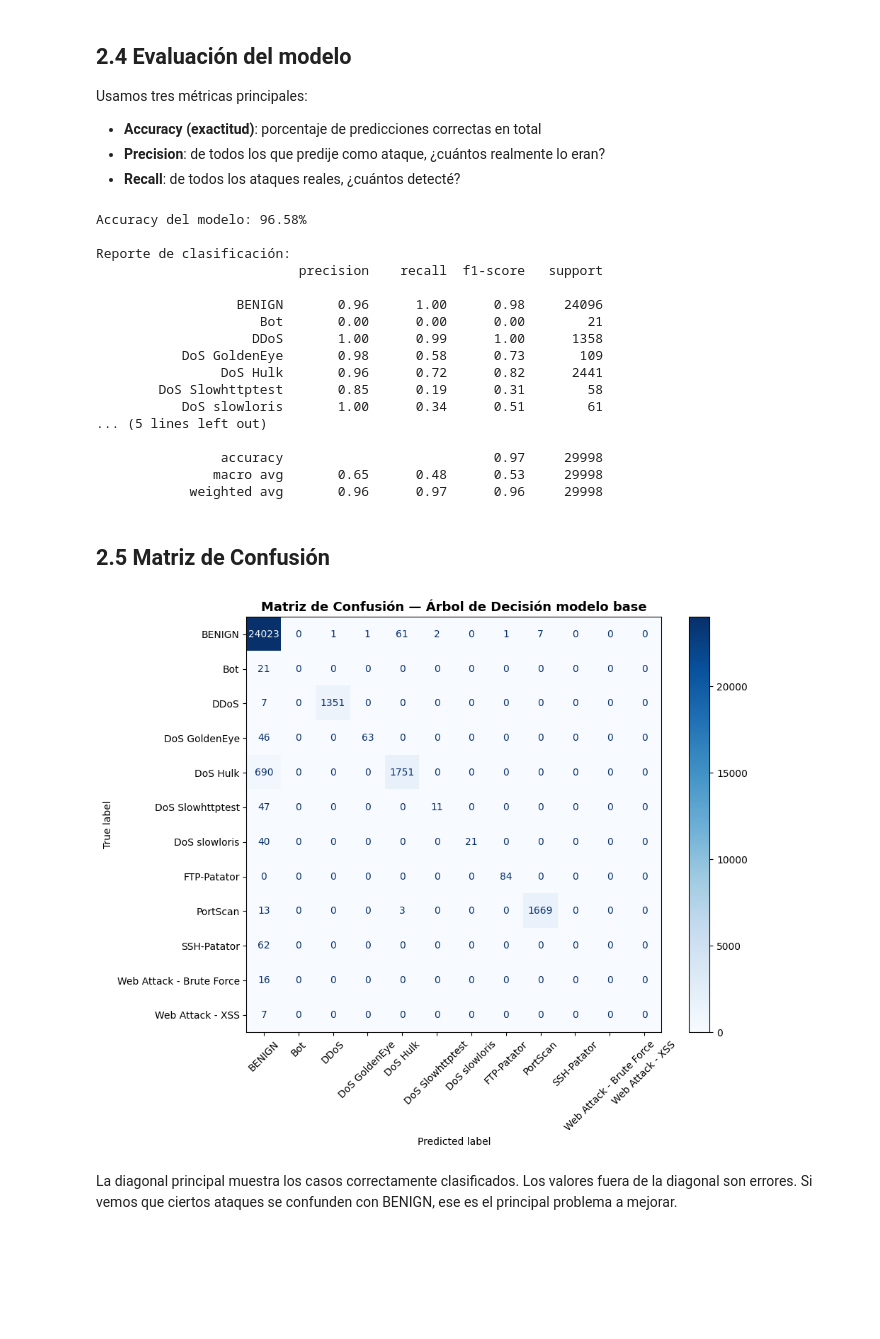
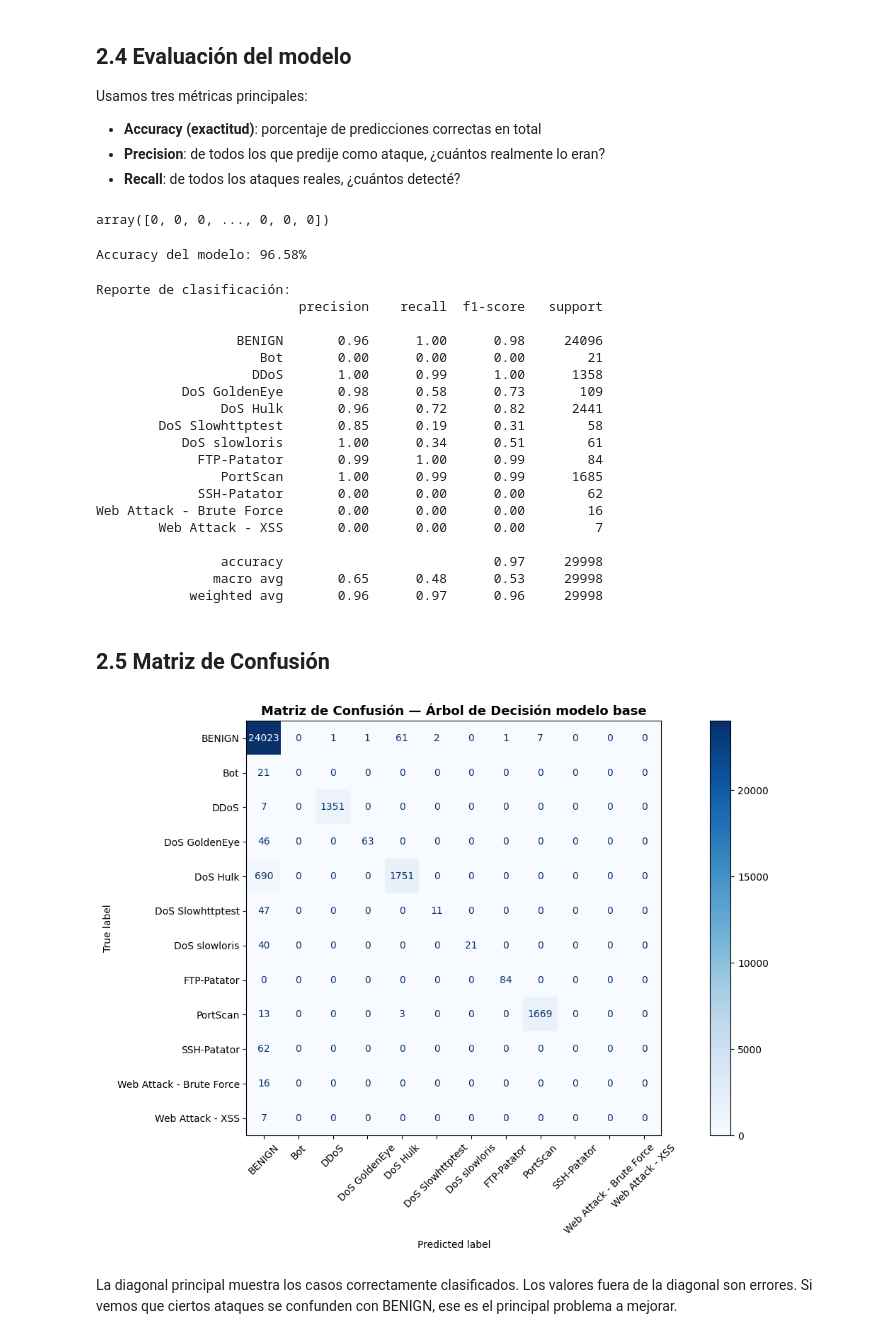
Before and after one commit to jotaeleb/tif-ciencias-de-datos, a Jupyter notebook: notebooks/proyecto_entrenamiento.ipynb, the cells around one changed output. Drawn from its saved outputs; the diff is of its cells as text; code cells hidden in the pictures; blank space fills up the shorter version.

```diff
--- a/notebooks/proyecto_entrenamiento.ipynb
+++ b/notebooks/proyecto_entrenamiento.ipynb
@@ -243,14 +250,19 @@ Usamos tres métricas principales:
 - **Accuracy (exactitud)**: porcentaje de predicciones correctas en total
 - **Precision**: de todos los que predije como ataque, ¿cuántos realmente lo eran?
 - **Recall**: de todos los ataques reales, ¿cuántos detecté?
+# %%
+# Generamos predicciones sobre el conjunto de prueba
+y_pred = arbol.predict(X_test)
+y_pred
+# %% [output]
+array([0, 0, 0, ..., 0, 0, 0])
+# %%
+# Accuracy: porcentaje de aciertos totales
+accuracy = (y_pred == y_test).mean()
+print(f'Accuracy del modelo: {accuracy:.2%}\n')
+# %% [output]
+Accuracy del modelo: 96.58%
 # %%
-# Generamos predicciones sobre el conjunto de prueba
-y_pred = arbol.predict(X_test)
-
-# Accuracy: porcentaje de aciertos totales
-accuracy = (y_pred == y_test).mean()
-print(f'Accuracy del modelo: {accuracy:.2%}\n')
-
 # Obtenemos todos los índices posibles de las clases originales
 todas_las_clases = np.arange(len(le.classes_))
 
@@ -261,8 +273,6 @@ filtered_target_names = le.inverse_transform(unique_labels_in_test)
 print('Reporte de clasificación:')
 print(classification_report(y_test, y_pred, labels=unique_labels_in_test, target_names=filtered_target_names))
 # %% [output]
-Accuracy del modelo: 96.58%
-
 Reporte de clasificación:
                           precision    recall  f1-score   support
 
@@ -273,7 +283,11 @@ Reporte de clasificación:
                 DoS Hulk       0.96      0.72      0.82      2441
         DoS Slowhttptest       0.85      0.19      0.31        58
            DoS slowloris       1.00      0.34      0.51        61
-... (5 lines left out)
+             FTP-Patator       0.99      1.00      0.99        84
+                PortScan       1.00      0.99      0.99      1685
+             SSH-Patator       0.00      0.00      0.00        62
+Web Attack - Brute Force       0.00      0.00      0.00        16
+        Web Attack - XSS       0.00      0.00      0.00         7
 
                 accuracy                           0.97     29998
                macro avg       0.65      0.48      0.53     29998
@@ -283,18 +297,18 @@ Reporte de clasificación:
 # %%
 # Calculamos la matriz de confusión
 cm = confusion_matrix(y_test, y_pred)
 
-fig, ax = plt.subplots(figsize=(10, 8))
+fig, ax = plt.subplots(figsize=(14, 8))
 
 # Usamos los nombres de las clases que realmente están presentes en el conjunto de prueba
 disp = ConfusionMatrixDisplay(confusion_matrix=cm, display_labels=filtered_target_names)
 disp.plot(ax=ax, colorbar=True, cmap='Blues', xticks_rotation=45)
 
 ax.set_title('Matriz de Confusión — Árbol de Decisión modelo base', fontsize=13, fontweight='bold')
 plt.tight_layout()
 plt.show()
 # %% [output]
-[figure, old version]
+[figure, new version]
 # %% [markdown]
 La diagonal principal muestra los casos correctamente clasificados. Los valores fuera de la diagonal son errores. Si vemos que ciertos ataques se confunden con BENIGN, ese es el principal problema a mejorar.
 # %% [markdown]
```
Also changed, not shown: parts of 37 cells of this notebook.
